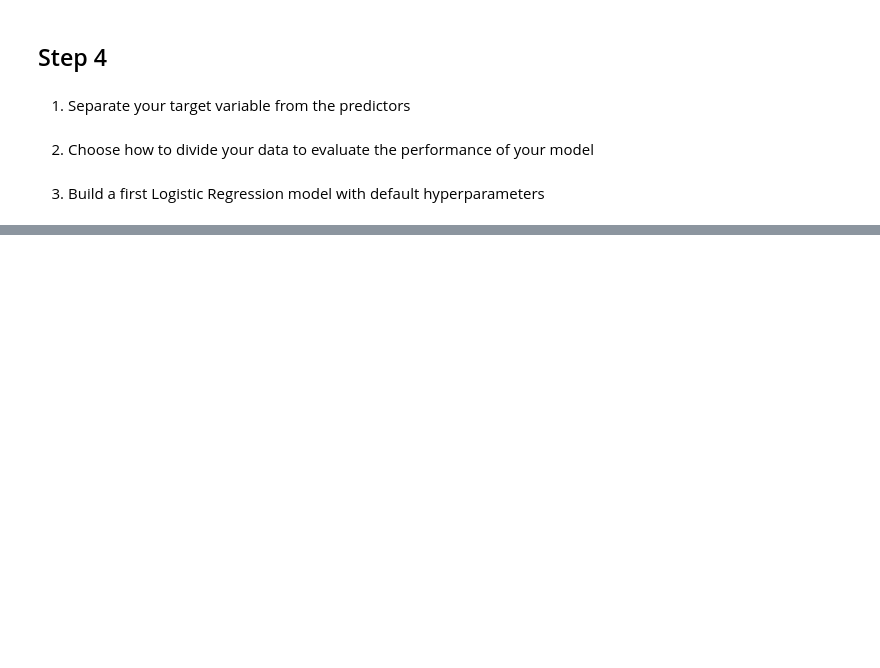
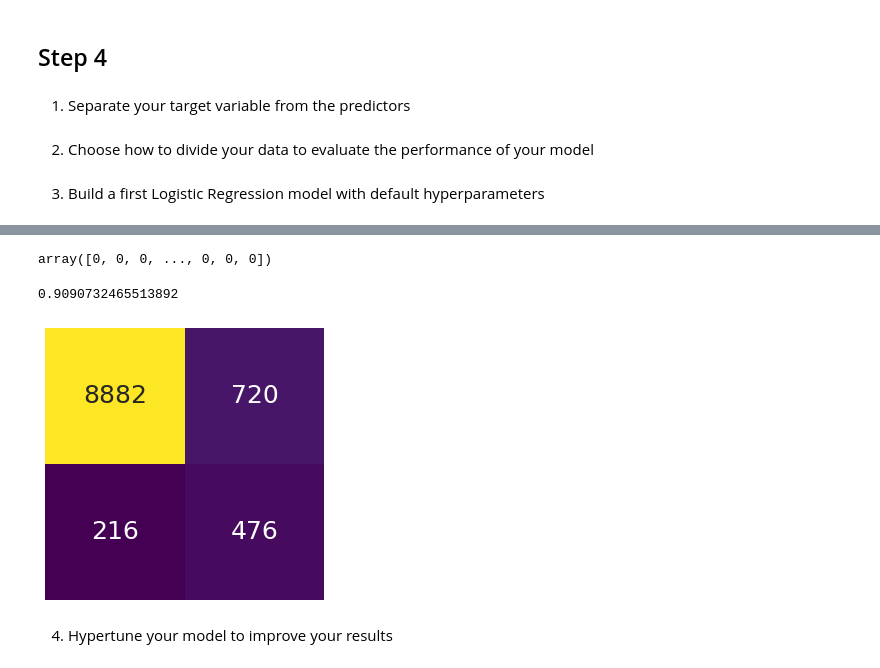
Before and after one commit to Eduardo-Coyto/YOUR-FIRST-ML-ALGORITHM, a Jupyter notebook: src/explore.ipynb, the cells around one changed output, grey strips where cells are left out. Cells and saved outputs as stored; diff of their text form; code cells hidden in the pictures; blank space fills up the shorter version.

```diff
--- a/src/explore.ipynb
+++ b/src/explore.ipynb
@@ -311,6 +355,8 @@ y=df_processed['y']
+# %%
+X_dummies = pd.get_dummies(X, drop_first= True)
 # %% [markdown]
 2. Choose how to divide your data to evaluate the performance of your model
 # %%
-X_train,X_test,y_train,y_test=train_test_split(X,y,random_state=40)
+X_train,X_test,y_train,y_test=train_test_split(X_dummies,y,random_state=40)
 # %% [markdown]
 3. Build a first Logistic Regression model with default hyperparameters
@@ -321,0 +376,27 @@ TypeError: float() argument must be a string or a number, not 'pandas._libs.inte
+# %%
+y_pred = model.predict(X_test)
+# %% [output]
+array([0, 0, 0, ..., 0, 0, 0])
+# %%
+accuracy_score(y_test, y_pred)
+# %% [output]
+0.9090732465513892
+# %%
+bank_cm = confusion_matrix(y_pred, y_test)
+# %%
+# convert the ndarray to a pandas dataframe
+cm_df = pd.DataFrame(bank_cm)
+# set the size of the figure
+plt.figure(figsize = (5,5))
+sns.heatmap(cm_df,
+           annot=True, annot_kws={"size": 25},
+           fmt="d",         # decimals format
+           xticklabels=False,
+           yticklabels=False,
+           cmap="viridis",
+           cbar=False)
+plt.show()
+# %% [output]
+[figure, added]
+# %% [markdown]
+4. Hypertune your model to improve your results
```
Also changed, not shown: parts of 13 cells of this notebook.
